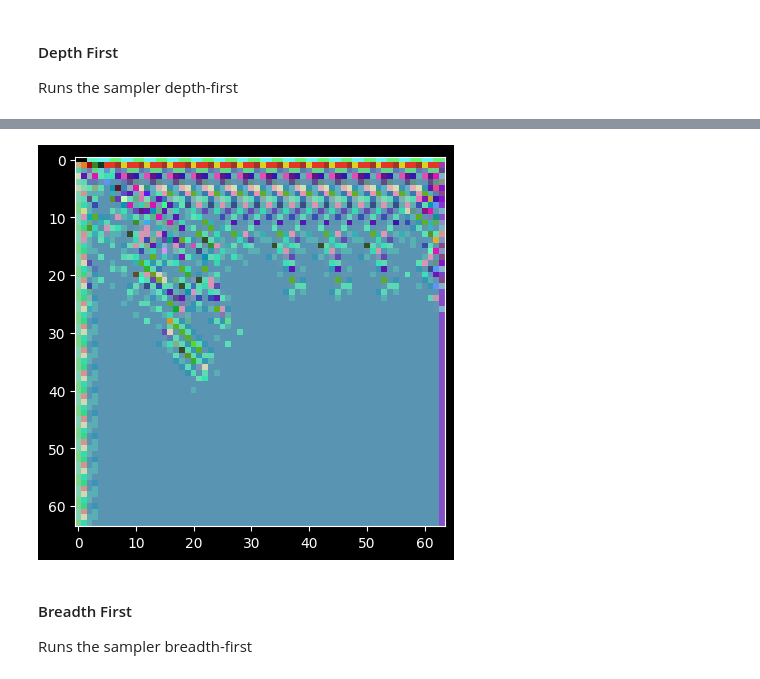
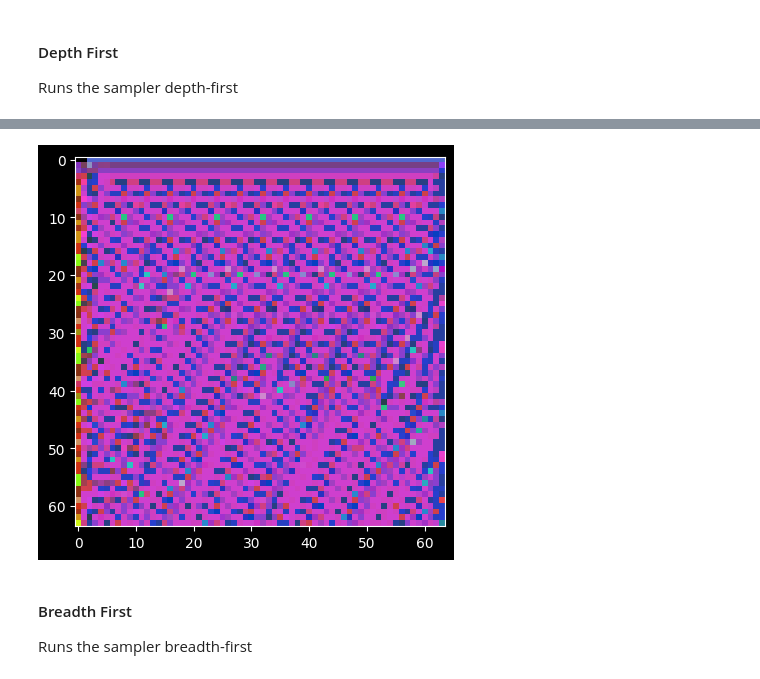
Before and after one commit to Aldlevine/depth-first-cnn, a Jupyter notebook: depth_first.ipynb, the cells around one changed output, grey strips where cells are left out. Cells and saved outputs as stored; diff of their text form; code cells hidden in the pictures.

Commit message:
add dilation support

```diff
--- a/depth_first.ipynb
+++ b/depth_first.ipynb
@@ -197,7 +207,6 @@ class DfAttention(DfModule):
 
         self._conv = DfConv2d(channels, 2 * key_dim + channels, 1, device=device, dtype=dtype)
         self._gamma = nn.Parameter(torch.zeros(1, device=device, dtype=dtype))
-        self._cache: Optional[Tensor] = None
 
     def qet_qkv(self, img: Tensor, pos: Optional[tuple[int, int]], clear_cache: bool) -> tuple[torch.Size, Tensor, Tensor, Tensor]:
         shape = img.shape
@@ -261,7 +270,7 @@ with torch.no_grad():
     seed = torch.seed()
     input1 = input.to(device1, dtype1)
     mod1 = DfConv2d(
-        hidden_channels, hidden_channels, 3, device=device1, dtype=dtype1
+        hidden_channels, hidden_channels, 3, dilation=2, device=device1, dtype=dtype1
     ).eval()
     # mod1 = DfAttention(
     #     hidden_channels, device=device1, dtype=dtype1
@@ -274,7 +283,7 @@ with torch.no_grad():
     torch.manual_seed(seed)
     input2 = input.to(device2, dtype2)
     mod2 = DfConv2d(
-        hidden_channels, hidden_channels, 3, device=device2, dtype=dtype2
+        hidden_channels, hidden_channels, 3, dilation=2, device=device2, dtype=dtype2
     ).eval()
     # mod2 = DfAttention(
     #     hidden_channels, device=device2, dtype=dtype2
@@ -322,12 +331,12 @@ def sample(
         torch.randint(
             0,
             num_classes,
-            (batch_size, in_channels, img_size, img_size),
+            (1, in_channels, img_size, img_size),
             dtype=dtype,
             device=device,
         )
         / num_classes
-    )
+    ).repeat(batch_size, 1, 1, 1)
 
     conv_in = DfConv2d(
         in_channels,
@@ -343,6 +352,7 @@ def sample(
         hidden_channels,
         hidden_channels,
         kernel_size,
+        dilation=1,
         device=device,
         dtype=dtype,
         masked=True,
@@ -397,9 +407,9 @@ class Ctx:
 ctx = Ctx()
 
 
-def get_callable(depth_first: bool, ctx: Ctx = ctx):
+def get_callable(depth_first: bool, ctx: Ctx = ctx, **kwargs):
     def call():
-        ctx.img, ctx.seed = sample(depth_first=depth_first, seed=ctx.seed)
+        ctx.img, ctx.seed = sample(depth_first=depth_first, seed=ctx.seed, **kwargs)
 
     return call
 
@@ -417,13 +427,13 @@ def strfdelta(tdelta: datetime.timedelta | float, fmt: str) -> str:
 
 
 def fmttime(time: float) -> str:
-    return strfdelta(time, "{h:02}:{m:02}:{s:.2f}")
+    return strfdelta(time, "{h:02}:{m:02}:{s:02}")
 # %% [markdown]
 #### Depth First
 
 Runs the sampler depth-first
 # %%
-time = timeit.timeit(get_callable(True), number=1)
+time = timeit.timeit(get_callable(True, batch_size=64), number=1)
 img_d = ctx.img
 print(f"Sample took {fmttime(time)} to complete")
 # %% [output]
@@ -431,4 +441,4 @@ Sample took 00:00:3.00 to complete
-[figure, old version]
+[figure, new version]
 # %% [markdown]
 #### Breadth First
 
```
Also changed, not shown: parts of 5 cells of this notebook.
